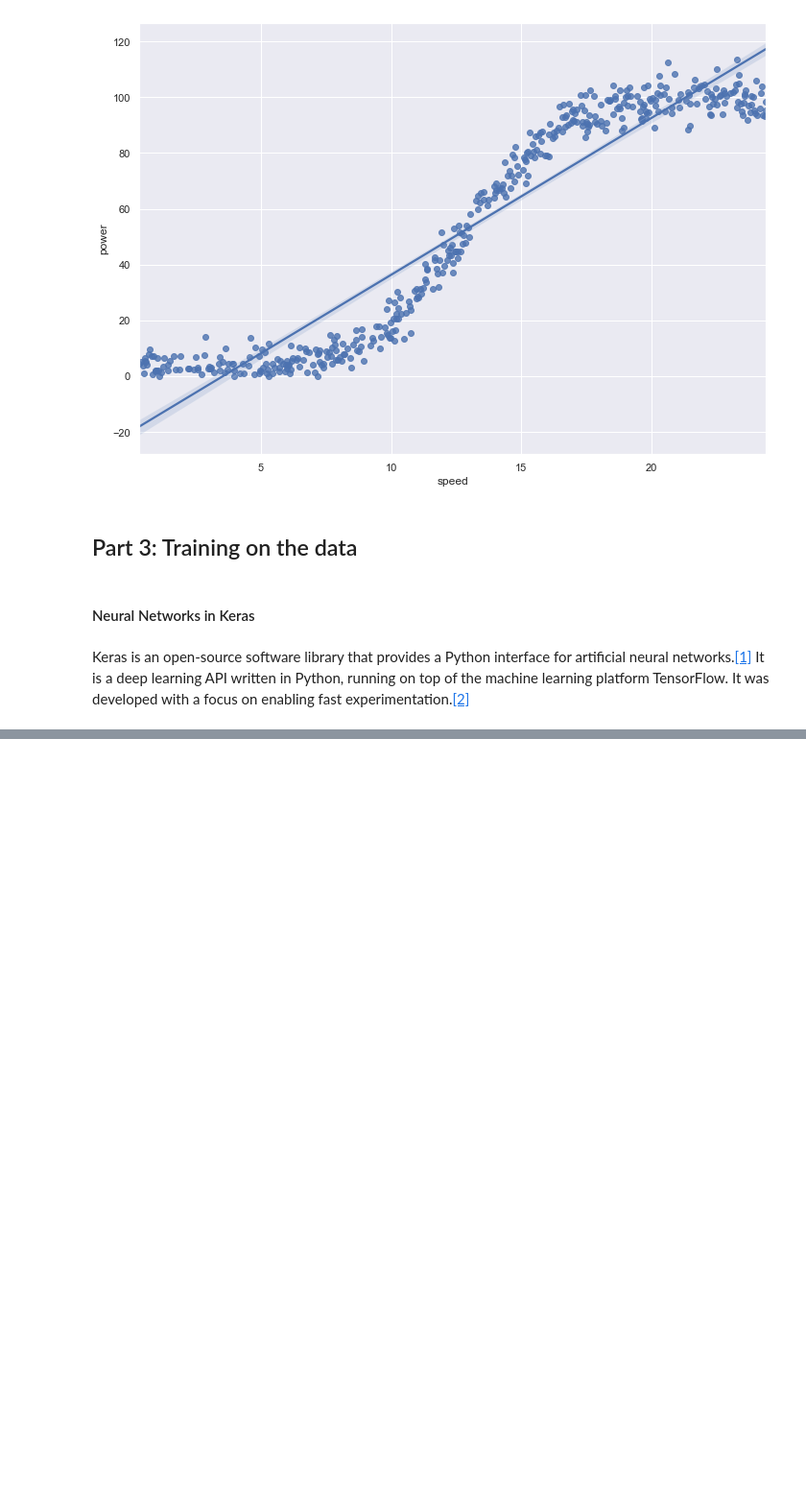
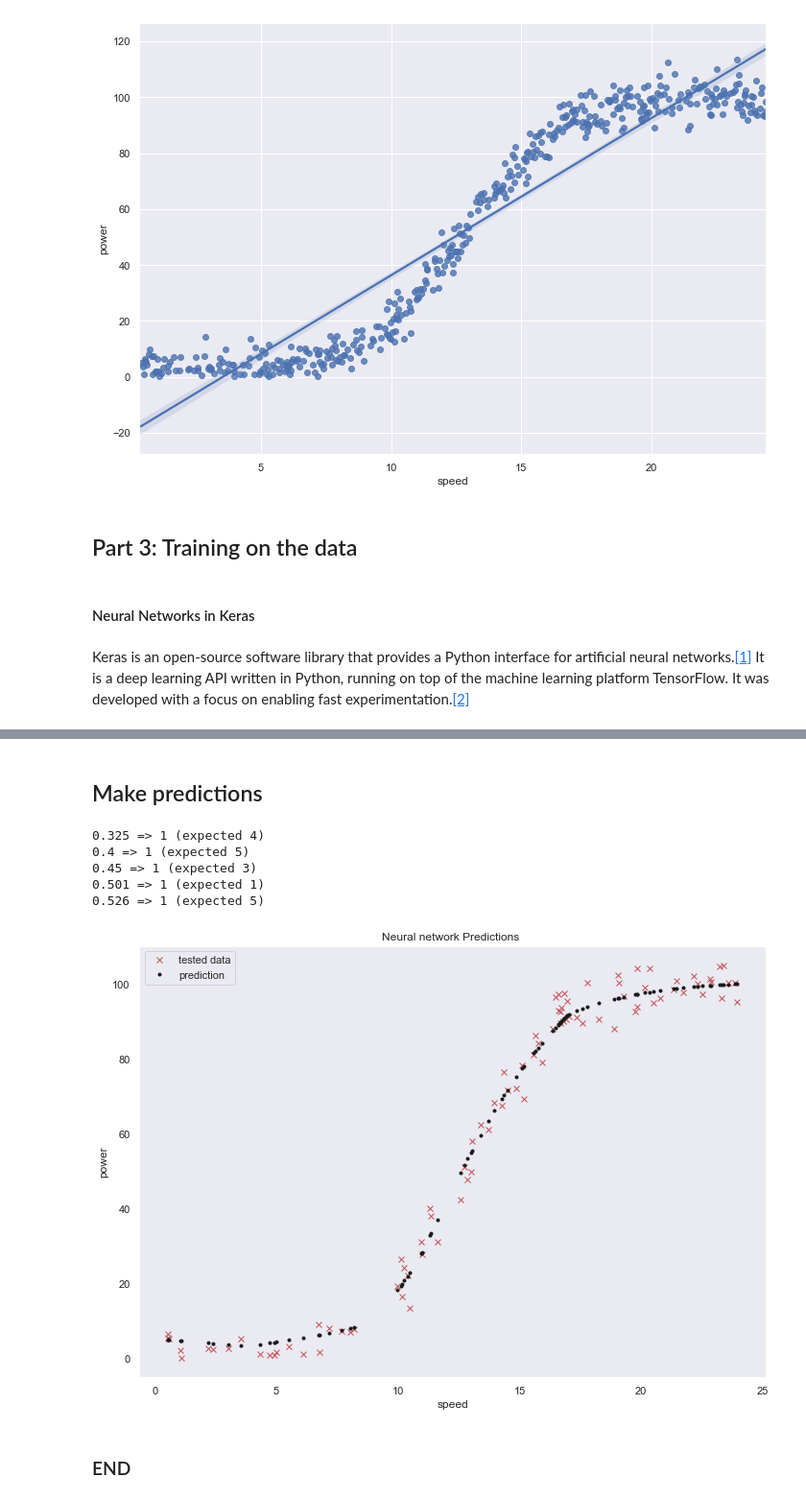
Before and after one commit to karolinaszafranbelzowska/MachineLearningAndStatistics---project-2020, a Jupyter notebook: ML_and_S_project.2020.ipynb, the cells around one changed output, grey strips where cells are left out. Shown at 96% size. Saved outputs shown, nothing was run; the diff lists cells and outputs as text; code cells hidden in the pictures; blank space fills up the shorter version.

```diff
--- a/ML_and_S_project.2020.ipynb
+++ b/ML_and_S_project.2020.ipynb
@@ -213,0 +237,5 @@ y = df3.iloc[:,1].values # power
+# %%
+# compile the keras model
+# model.compile(loss='binary_crossentropy', optimizer='adam', metrics=['accuracy']) - not working
+
+model.compile(loss="mean_squared_error", optimizer="adam")
@@ -213,0 +270,4 @@ y = df3.iloc[:,1].values # power
+# %%
+# spliting the data into training and test set (80:20)
+# Taken from: https://machinelearningmastery.com/train-test-split-for-evaluating-machine-learning-algorithms/, 03/01/2021
+X_train, X_test, y_train, y_test = train_test_split(X, y, test_size=0.2, random_state=1)
@@ -213,0 +294,6 @@ y = df3.iloc[:,1].values # power
+# %%
+model.fit(X_train, y_train, epochs=500, batch_size=10)
+accuracy = model.evaluate(X, y) # evaluate the keras model
+loss = model.evaluate(X_train, y_train)
+print('loss: %.2f' % (loss))
+print('Accuracy: %.2f' % (accuracy*100))
@@ -213,0 +322,27 @@ y = df3.iloc[:,1].values # power
+# %% [markdown]
+## Make predictions
+# %%
+# make class predictions with the model
+predictions = model.predict_classes(X)
+# predicted class and expected class for the first 5 examples in the dataset.
+for i in range(5):
+	print('%s => %d (expected %d)' % (X[i].tolist(), predictions[i], y[i]))
+
+# Graph
+plt.plot(X_test, y_test, 'rx', label="tested data")
+plt.plot(X_test, model.predict(X_test), 'k.', label="prediction")
+plt.xlabel('speed')
+plt.ylabel('power')
+plt.title("Neural network Predictions ")
+plt.grid()
+plt.legend()
+plt.show()
+# %% [output]
+0.325 => 1 (expected 4)
+0.4 => 1 (expected 5)
+0.45 => 1 (expected 3)
+0.501 => 1 (expected 1)
+0.526 => 1 (expected 5)
+[figure, added]
+# %% [markdown]
+### END
```
Also changed, not shown: parts of 17 cells of this notebook, 4 other files.
